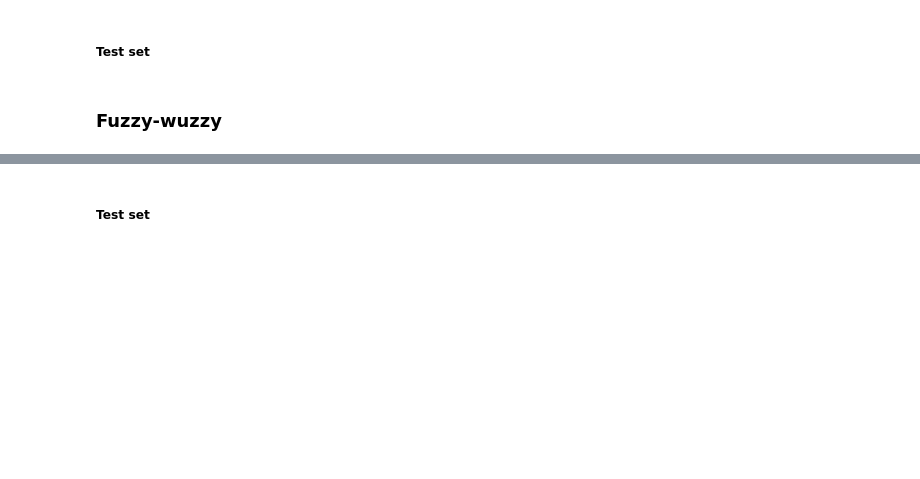
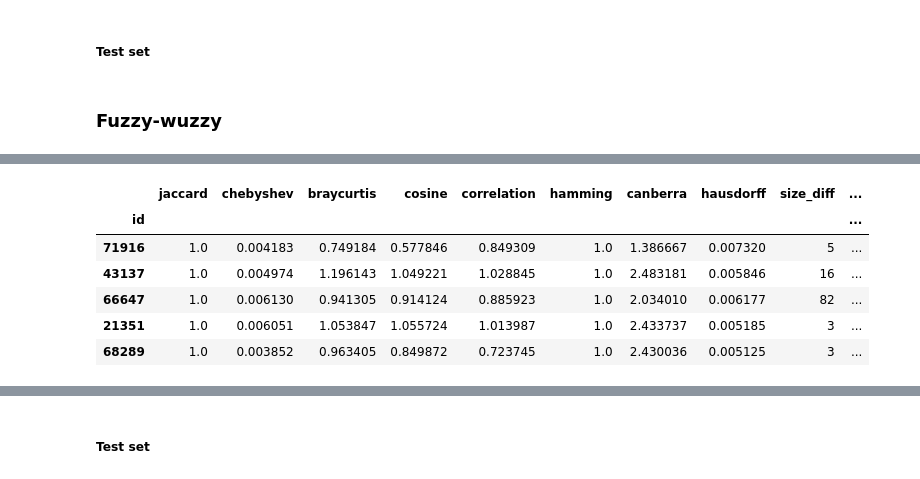
Before and after one commit to sirisurab/dupquest, a Jupyter notebook: src/EDA.ipynb, the cells around one changed output, grey strips where cells are left out. Drawn from its saved outputs; the diff is of its cells as text; code cells hidden in the pictures; blank space fills up the shorter version.

```diff
--- a/src/EDA.ipynb
+++ b/src/EDA.ipynb
@@ -180,9 +151,10 @@ def assign_pwmetric(df, method='euclidean'):
 # %%
 def get_q_lengths(X):
-    q_meta = []
+    #q_meta = []
     for q in X:
-        q_meta.append(len(q))
-    return q_meta
+        #q_meta.append(len(q))
+        yield len(q)
+    #return q_meta
 # %%
 X1_ft.shape
 # %% [output]
@@ -681,7 +767,15 @@ X_train_temp.head()
 # %%
-X_train = pd.concat([X_train_temp, X_train], axis=1)
-del X_train_temp
+#X_train = pd.concat([X_train_temp, X_train], axis=1)
+#del X_train_temp
 X_train = X_train.drop(columns=['qid1', 'qid2','question1','question2'])
 X_train.head()
+# %% [output]
+|  | jaccard | chebyshev | braycurtis | cosine | correlation | hamming | canberra | hausdorff | size_diff | ... |
+| id |  |  |  |  |  |  |  |  |  | ... |
+| 71916 | 1.0 | 0.004183 | 0.749184 | 0.577846 | 0.849309 | 1.0 | 1.386667 | 0.007320 | 5 | ... |
+| 43137 | 1.0 | 0.004974 | 1.196143 | 1.049221 | 1.028845 | 1.0 | 2.483181 | 0.005846 | 16 | ... |
+| 66647 | 1.0 | 0.006130 | 0.941305 | 0.914124 | 0.885923 | 1.0 | 2.034010 | 0.006177 | 82 | ... |
+| 21351 | 1.0 | 0.006051 | 1.053847 | 1.055724 | 1.013987 | 1.0 | 2.433737 | 0.005185 | 3 | ... |
+| 68289 | 1.0 | 0.003852 | 0.963405 | 0.849872 | 0.723745 | 1.0 | 2.430036 | 0.005125 | 3 | ... |
 # %%
 X_train.info()
```
Also changed, not shown: parts of 57 cells of this notebook.
